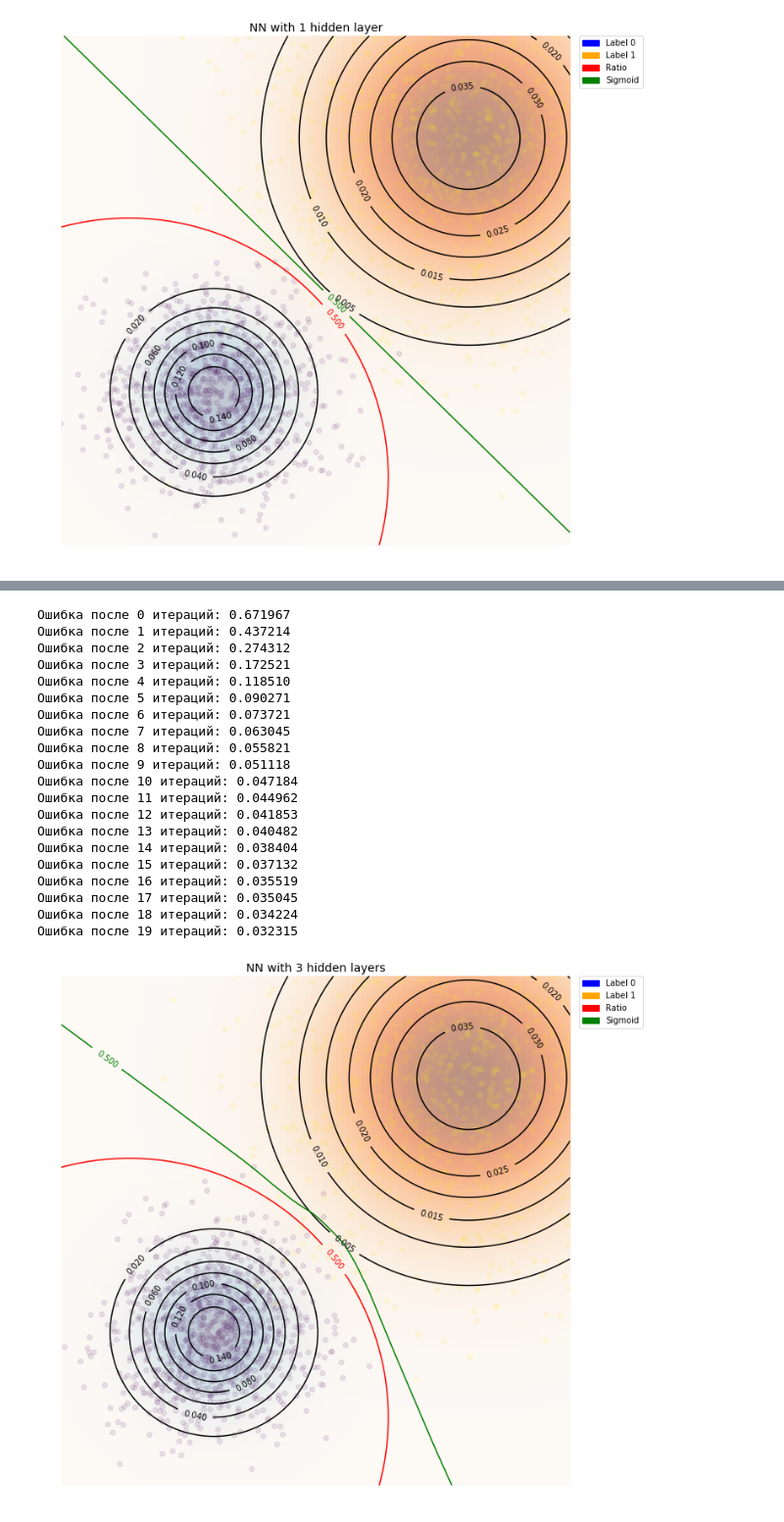
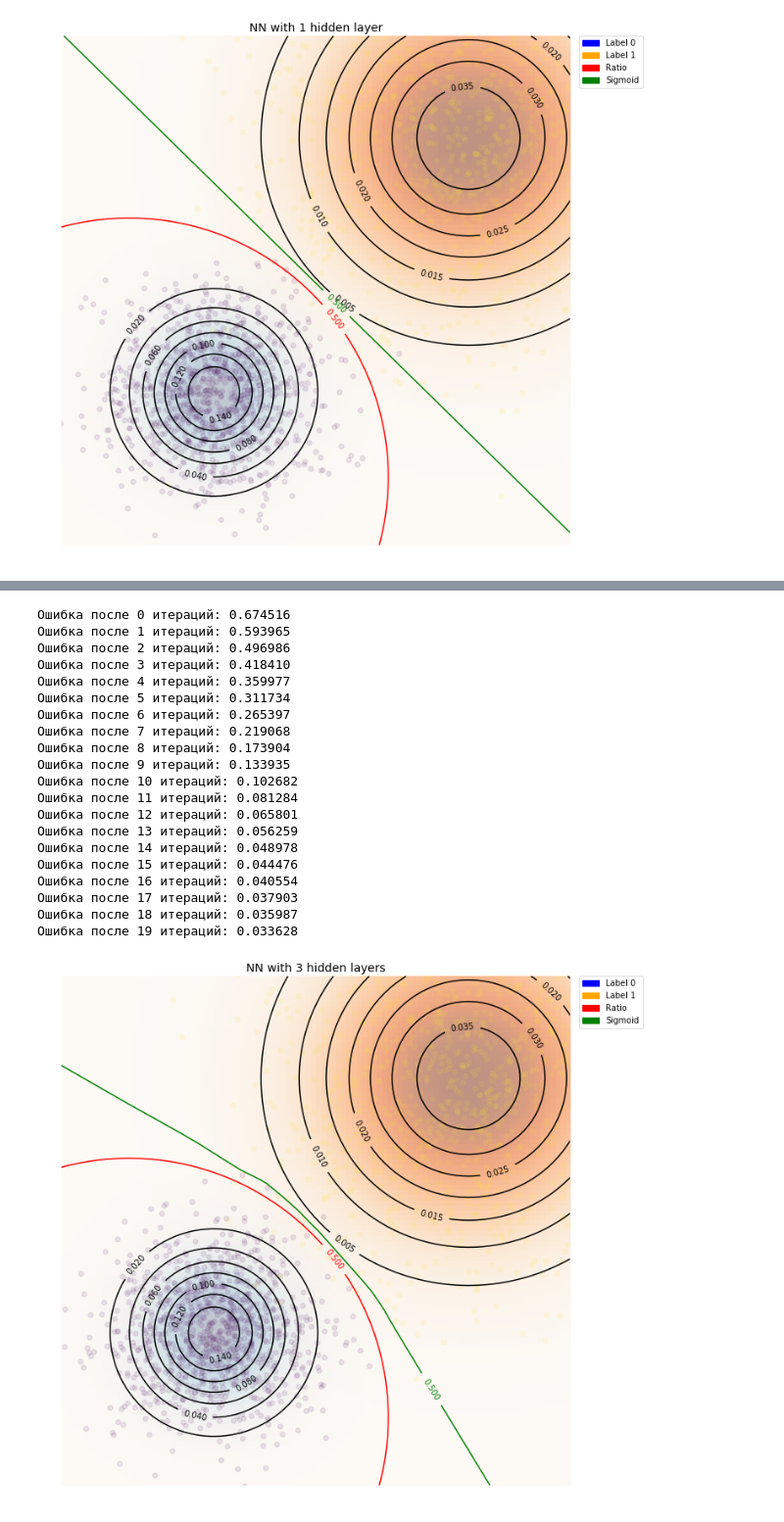
Before and after one commit to labdmitriy/otus_ml, a Jupyter notebook: Lesson_2/Homework/log_reg_homework.ipynb, the cells around one changed output, grey strips where cells are left out. Shown at 98% size. Saved outputs shown, nothing was run; the diff lists cells and outputs as text; code cells hidden in the pictures.

```diff
--- a/Lesson_2/Homework/log_reg_homework.ipynb
+++ b/Lesson_2/Homework/log_reg_homework.ipynb
@@ -213,32 +245,33 @@ net_tester.plot_contour(title='NN with 2 hidden layers')
 # %%
 # Test NN with 3 hidden layers
-net = nn.Sequential(nn.Linear(2, 30), nn.ReLU(),
-                    nn.Linear(30, 30), nn.ReLU(),
-                    nn.Linear(30, 1))
+net = nn.Sequential(nn.Linear(2, 20), nn.ReLU(),
+                    nn.Linear(20, 20), nn.ReLU(),
+                    nn.Linear(20, 10), nn.ReLU(),
+                    nn.Linear(10, 1))
 net_opt = optim.SGD
 
 net_tester = NetTester(mu0, sigma0, mu1, sigma1, net, net_opt, random_state=42)
 net_tester.train_nn(verbose=True)
 net_tester.plot_contour(title='NN with 3 hidden layers')
 # %% [output]
-Ошибка после 0 итераций: 0.671967
-Ошибка после 1 итераций: 0.437214
-Ошибка после 2 итераций: 0.274312
-Ошибка после 3 итераций: 0.172521
-Ошибка после 4 итераций: 0.118510
-Ошибка после 5 итераций: 0.090271
-Ошибка после 6 итераций: 0.073721
-Ошибка после 7 итераций: 0.063045
-Ошибка после 8 итераций: 0.055821
-Ошибка после 9 итераций: 0.051118
-Ошибка после 10 итераций: 0.047184
-Ошибка после 11 итераций: 0.044962
-Ошибка после 12 итераций: 0.041853
-Ошибка после 13 итераций: 0.040482
-Ошибка после 14 итераций: 0.038404
-Ошибка после 15 итераций: 0.037132
-Ошибка после 16 итераций: 0.035519
-Ошибка после 17 итераций: 0.035045
-Ошибка после 18 итераций: 0.034224
-Ошибка после 19 итераций: 0.032315
+Ошибка после 0 итераций: 0.674516
+Ошибка после 1 итераций: 0.593965
+Ошибка после 2 итераций: 0.496986
+Ошибка после 3 итераций: 0.418410
+Ошибка после 4 итераций: 0.359977
+Ошибка после 5 итераций: 0.311734
+Ошибка после 6 итераций: 0.265397
+Ошибка после 7 итераций: 0.219068
+Ошибка после 8 итераций: 0.173904
+Ошибка после 9 итераций: 0.133935
+Ошибка после 10 итераций: 0.102682
+Ошибка после 11 итераций: 0.081284
+Ошибка после 12 итераций: 0.065801
+Ошибка после 13 итераций: 0.056259
+Ошибка после 14 итераций: 0.048978
+Ошибка после 15 итераций: 0.044476
+Ошибка после 16 итераций: 0.040554
+Ошибка после 17 итераций: 0.037903
+Ошибка после 18 итераций: 0.035987
+Ошибка после 19 итераций: 0.033628
-[figure, old version]
+[figure, new version]
```
Also changed, not shown: parts of 2 cells of this notebook.
